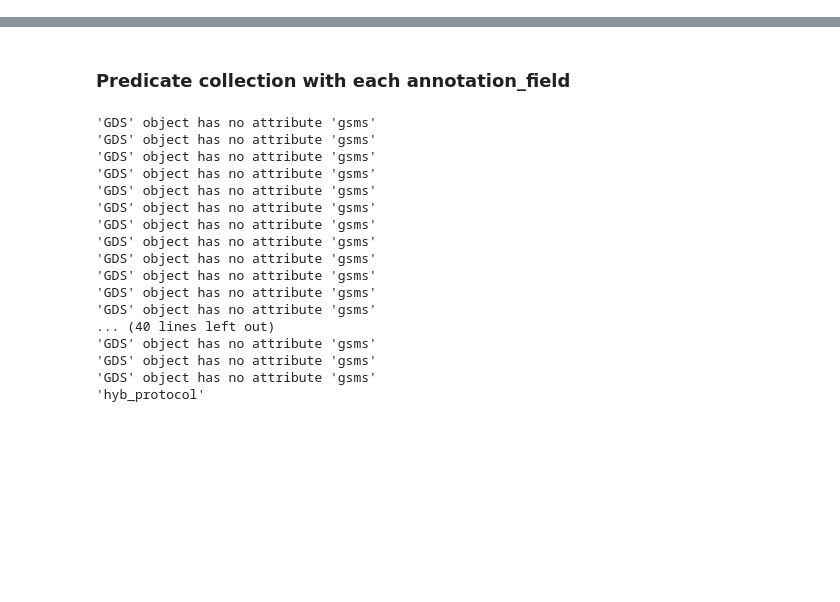
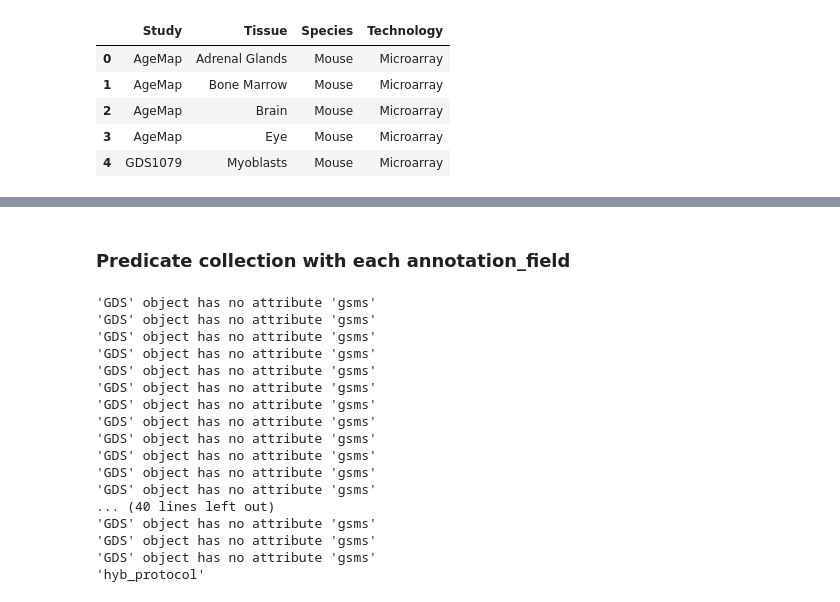
Before and after one commit to dawit-melka/genexpr_dataset_merging, a Jupyter notebook: OntologyExtraction.ipynb, the cells around one changed output, grey strips where cells are left out. Saved outputs shown, nothing was run; the diff lists cells and outputs as text; code cells hidden in the pictures; blank space fills up the shorter version.

```diff
--- a/OntologyExtraction.ipynb
+++ b/OntologyExtraction.ipynb
@@ -19,5 +92,14 @@ irrelevant_aspects = [x for x in annotation_aspects_list.keys() if x != aspect]
 logging.getLogger('GEOparse').setLevel(logging.WARNING)
 # %%
 datasets_df = pd.read_excel('Magalhaes_datasets.xlsx', header=1)
+# %%
+datasets_df.head()
+# %% [output]
+|  | Study | Tissue | Species | Technology |
+| 0 | AgeMap | Adrenal Glands | Mouse | Microarray |
+| 1 | AgeMap | Bone Marrow | Mouse | Microarray |
+| 2 | AgeMap | Brain | Mouse | Microarray |
+| 3 | AgeMap | Eye | Mouse | Microarray |
+| 4 | GDS1079 | Myoblasts | Mouse | Microarray |
 # %%
 gse_id_list = datasets_df.query("Technology=='Microarray' & Study !='AgeMap'").Study.tolist()
```
Also changed, not shown: parts of 35 cells of this notebook.
